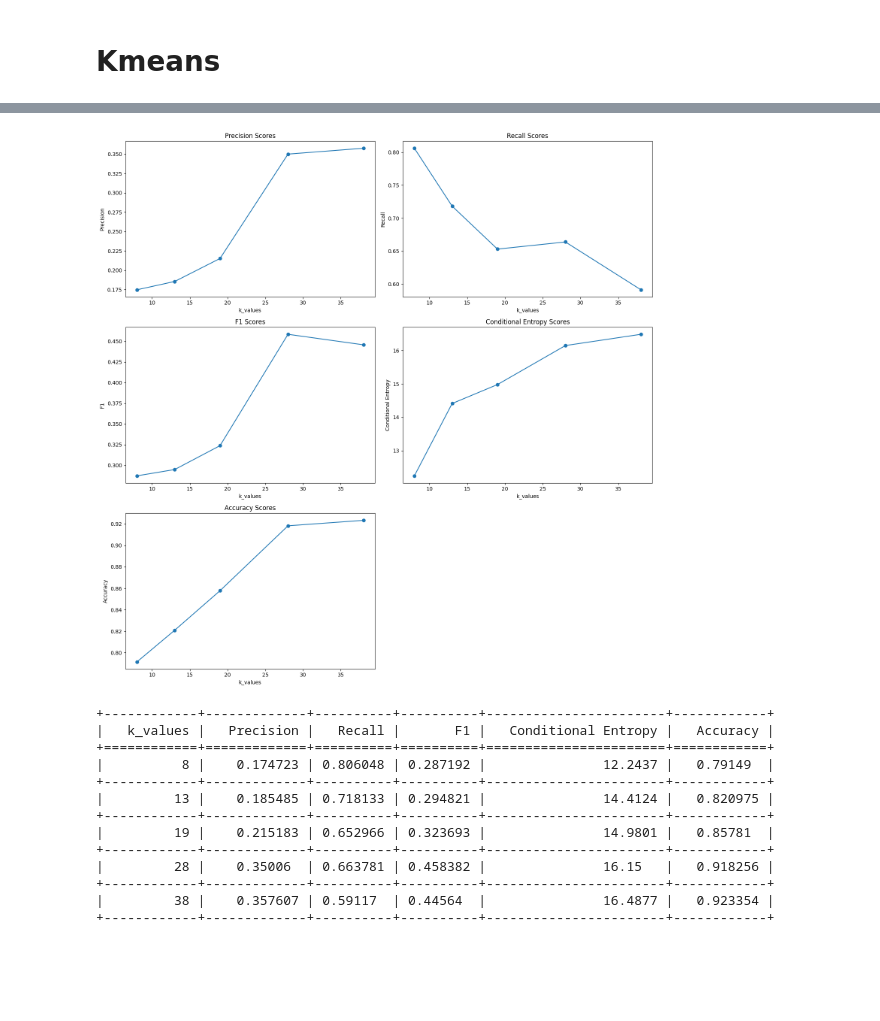
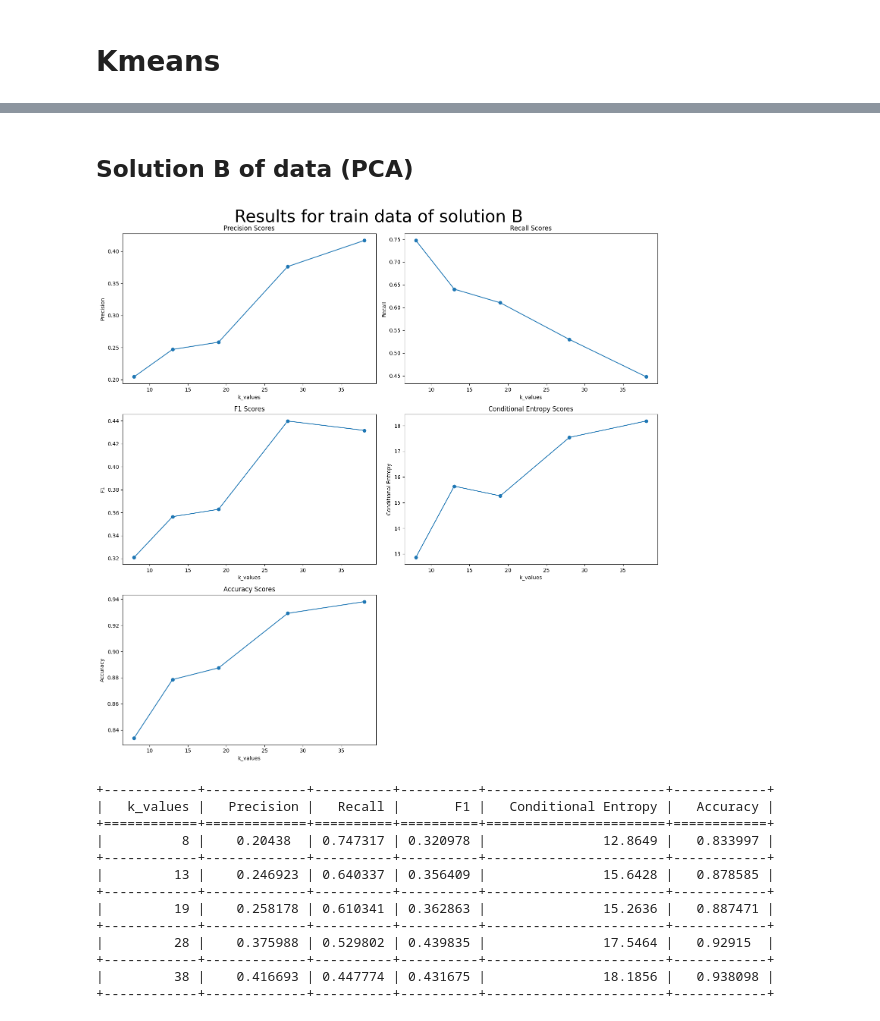
Before and after one commit to GeorgeBeshay/pr-lab02-activities-clustering, a Jupyter notebook: src/main.ipynb, the cells around one changed output, grey strips where cells are left out. Drawn from its saved outputs; the diff is of its cells as text; code cells hidden in the pictures; blank space fills up the shorter version.

Commit message:
Evaluate on train and test

```diff
--- a/src/main.ipynb
+++ b/src/main.ipynb
@@ -51,3 +51,11 @@ Train and Test Splits (solution B) Dims:
         y_test.shape =               (1824,)
 # %% [markdown]
 # Kmeans
+# %%
+k_values = np.array([8, 13, 19, 28, 38])
+
+solution_a_results_train = np.zeros((len(k_values), 5))
+solution_a_results_test = np.zeros((len(k_values), 5))
+
+solution_b_results_train = np.zeros((len(k_values), 5))
+solution_b_results_test = np.zeros((len(k_values), 5))
@@ -109,21 +131,47 @@ plotter_solution_a.tabulate_scores()
+# %% [markdown]
+## Solution B of data (PCA)
+# %%
+for i in range(len(k_values)):
+      kmeans = KmeansClustering(k_values[i])
+      kmeans.fit(x_train2)
+
+      clusters_train_data = kmeans.predict(x_train2)
+      evaluator_train = Evaluator(y_train2, clusters_train_data)
+
+      solution_b_results_train[i, 0] = evaluator_train.compute_precision()
+      solution_b_results_train[i, 1] = evaluator_train.compute_recall()
+      solution_b_results_train[i, 2] = evaluator_train.compute_f1()
+      solution_b_results_train[i, 3] = evaluator_train.compute_conditional_entropy()
+      solution_b_results_train[i, 4] = evaluator_train.computer_accuracy()
+
+
+      clusters_test_data = kmeans.predict(x_test2)
+      evaluator_test = Evaluator(y_test2, clusters_test_data)
+
+      solution_b_results_test[i, 0] = evaluator_test.compute_precision()
+      solution_b_results_test[i, 1] = evaluator_test.compute_recall()
+      solution_b_results_test[i, 2] = evaluator_test.compute_f1()
+      solution_b_results_test[i, 3] = evaluator_test.compute_conditional_entropy()
+      solution_b_results_test[i, 4] = evaluator_test.computer_accuracy()
 # %%
-# Solution B
-plotter_solution_b = Plotter(k_values, solution_b_results[:, 0], solution_b_results[:, 1], solution_b_results[:, 2],
-                             solution_b_results[:, 3], solution_b_results[:, 4])
-plotter_solution_b.plot_scores()
-plotter_solution_b.tabulate_scores()
+# Solution B - train
+plotter_solution_b_train = Plotter(k_values, solution_b_results_train[:, 0], solution_b_results_train[:, 1],
+                                   solution_b_results_train[:, 2], solution_b_results_train[:, 3],
+                                   solution_b_results_train[:, 4], 'Results for train data of solution B')
+plotter_solution_b_train.plot_scores()
+plotter_solution_b_train.tabulate_scores()
 # %% [output]
-[figure, old version]
+[figure, new version]
 +------------+-------------+----------+----------+-----------------------+------------+
 |   k_values |   Precision |   Recall |       F1 |   Conditional Entropy |   Accuracy |
 +============+=============+==========+==========+=======================+============+
-|          8 |    0.174723 | 0.806048 | 0.287192 |               12.2437 |   0.79149  |
+|          8 |    0.20438  | 0.747317 | 0.320978 |               12.8649 |   0.833997 |
 +------------+-------------+----------+----------+-----------------------+------------+
-|         13 |    0.185485 | 0.718133 | 0.294821 |               14.4124 |   0.820975 |
+|         13 |    0.246923 | 0.640337 | 0.356409 |               15.6428 |   0.878585 |
 +------------+-------------+----------+----------+-----------------------+------------+
-|         19 |    0.215183 | 0.652966 | 0.323693 |               14.9801 |   0.85781  |
+|         19 |    0.258178 | 0.610341 | 0.362863 |               15.2636 |   0.887471 |
 +------------+-------------+----------+----------+-----------------------+------------+
-|         28 |    0.35006  | 0.663781 | 0.458382 |               16.15   |   0.918256 |
+|         28 |    0.375988 | 0.529802 | 0.439835 |               17.5464 |   0.92915  |
 +------------+-------------+----------+----------+-----------------------+------------+
-|         38 |    0.357607 | 0.59117  | 0.44564  |               16.4877 |   0.923354 |
+|         38 |    0.416693 | 0.447774 | 0.431675 |               18.1856 |   0.938098 |
 +------------+-------------+----------+----------+-----------------------+------------+
```
Also changed, not shown: parts of 5 cells of this notebook, 1 other file.
